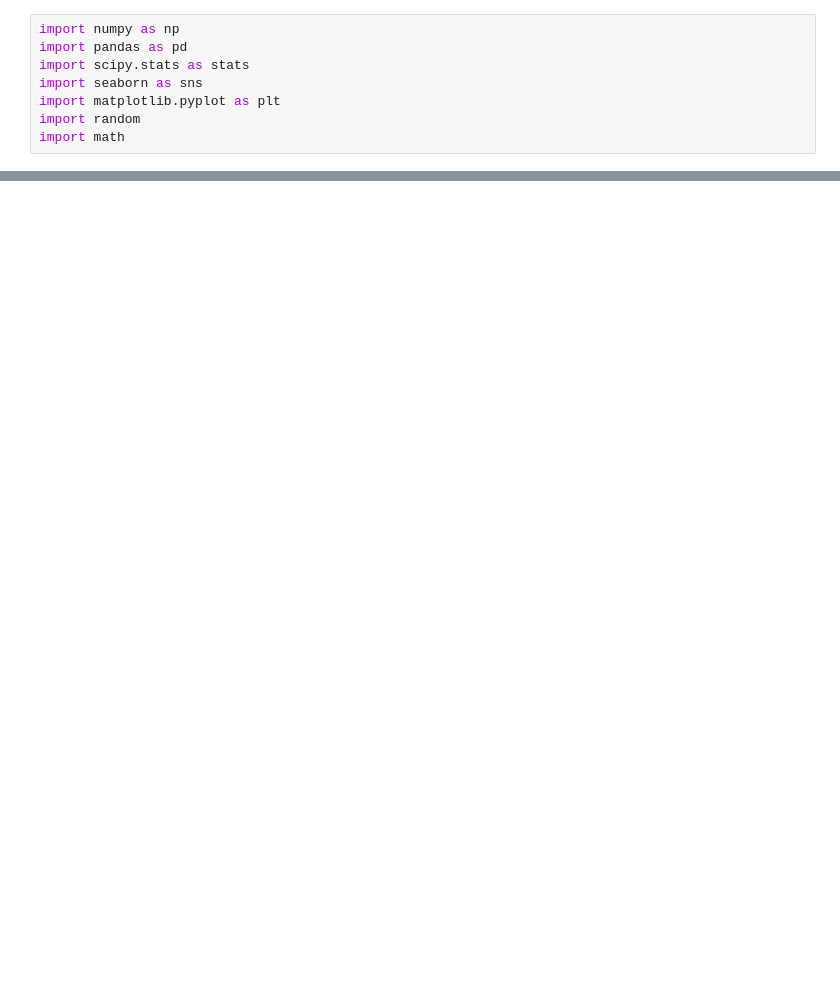
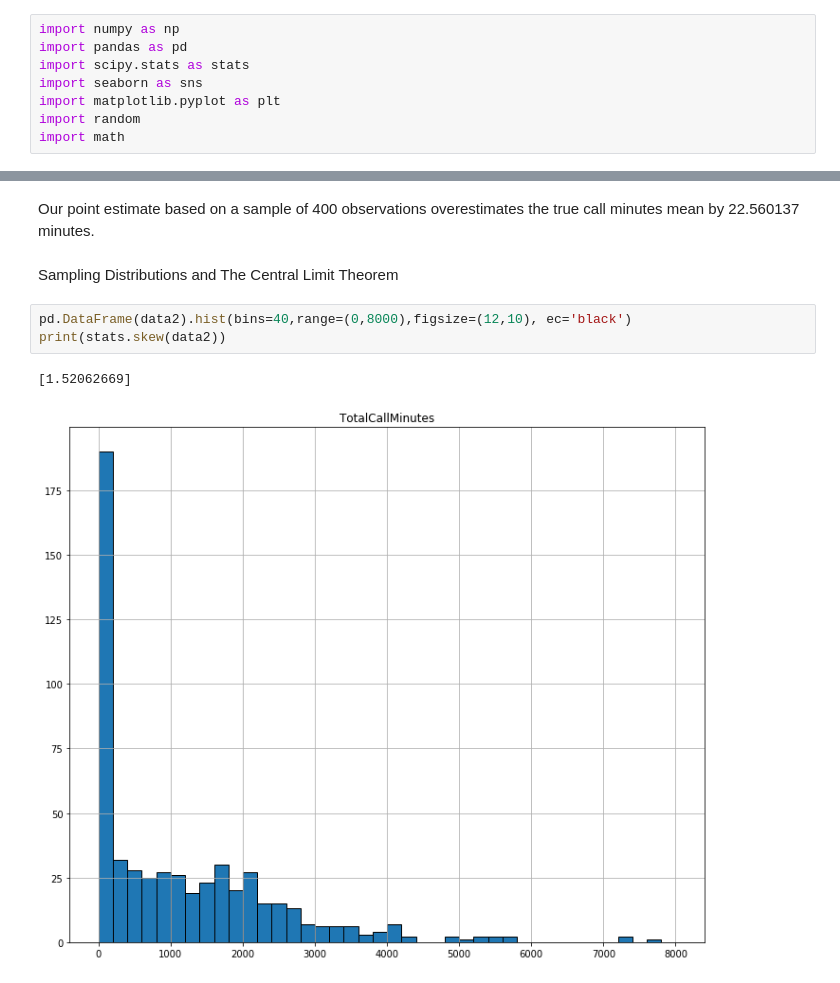
Before and after one commit to UNCG-CSE/G_Suite_Metrics, a Jupyter notebook: src/Anusha/Point Estimates_GoogleMeet_TotalCallMinutes.ipynb, the cells around one changed output, grey strips where cells are left out. Drawn from its saved outputs; the diff is of its cells as text; blank space fills up the shorter version.

```diff
--- a/src/Anusha/Point Estimates_GoogleMeet_TotalCallMinutes.ipynb
+++ b/src/Anusha/Point Estimates_GoogleMeet_TotalCallMinutes.ipynb
@@ -19,0 +47,10 @@ array([[<matplotlib.axes._subplots.AxesSubplot object at 0x...>]],
+# %% [markdown]
+Our point estimate based on a sample of 400 observations overestimates the true call minutes mean by 22.560137 minutes.
+# %% [markdown]
+Sampling Distributions and The Central Limit Theorem
+# %%
+pd.DataFrame(data2).hist(bins=40,range=(0,8000),figsize=(12,10), ec='black')
+print(stats.skew(data2))
+# %% [output]
+[1.52062669]
+[figure, added]
```
Also changed, not shown: parts of 29 cells of this notebook.
